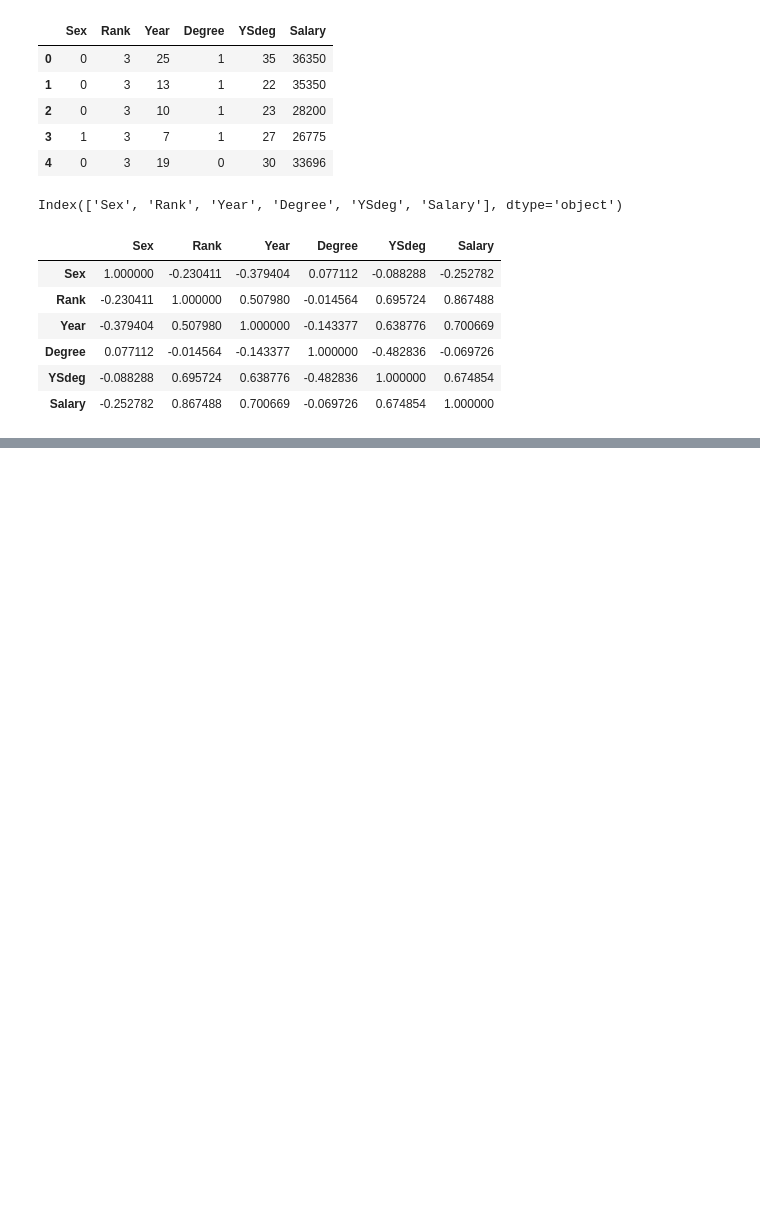
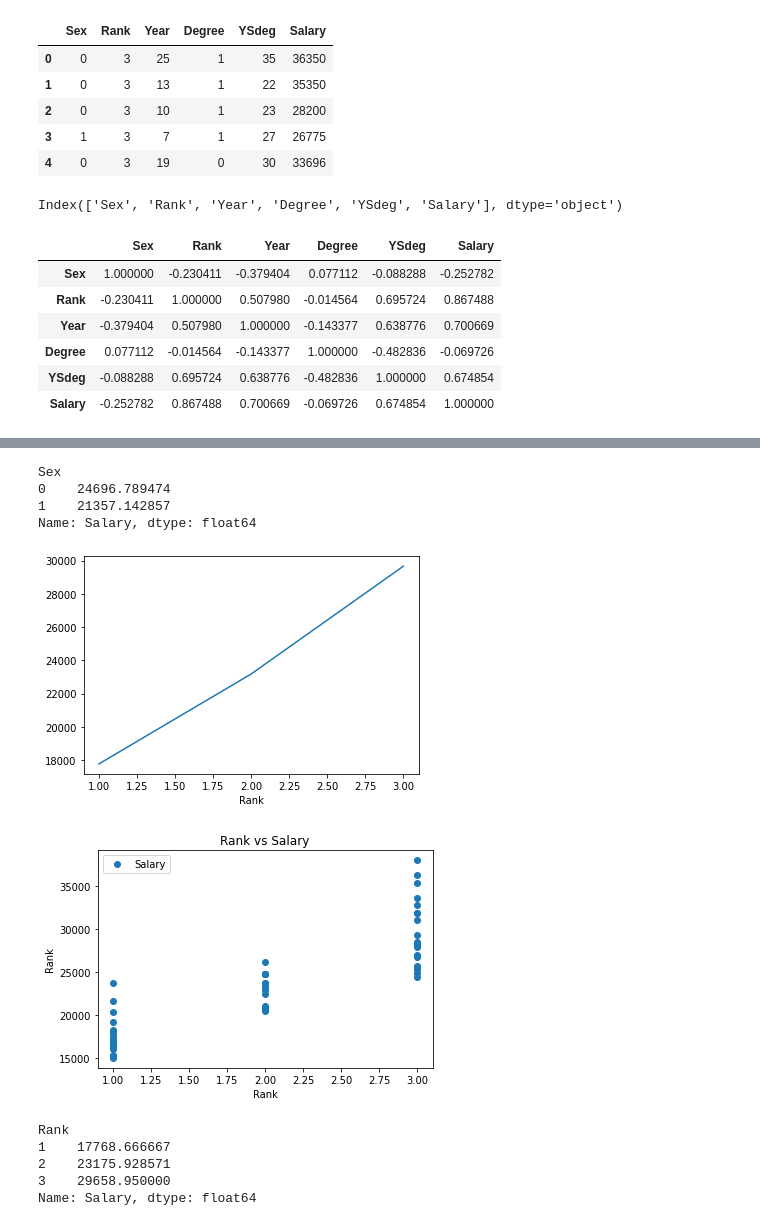
Before and after one commit to Vigneshkumarcvk/Python, a Jupyter notebook: Copy_of_Assignment5_6_7.ipynb, the cells around one changed output, grey strips where cells are left out. Saved outputs shown, nothing was run; the diff lists cells and outputs as text; code cells hidden in the pictures; blank space fills up the shorter version.

```diff
--- a/Copy_of_Assignment5_6_7.ipynb
+++ b/Copy_of_Assignment5_6_7.ipynb
@@ -448,0 +489,26 @@ df.corr()
+# %%
+df1.groupby('Sex')['Salary'].mean()
+# %% [output]
+Sex
+0    24696.789474
+1    21357.142857
+Name: Salary, dtype: float64
+# %%
+import matplotlib.pyplot as plt
+df1.groupby('Rank')['Salary'].mean().plot()
+df1.plot(x ='Rank', y='Salary',style='o')
+plt.title('Rank vs Salary')
+plt.xlabel('Rank')
+plt.ylabel('Rank')
+plt.show()
+# %% [output]
+[figure, added]
+[figure, added]
+# %%
+df1.groupby('Rank')['Salary'].mean()
+# %% [output]
+Rank
+1    17768.666667
+2    23175.928571
+3    29658.950000
+Name: Salary, dtype: float64
```
Also changed, not shown: parts of 48 cells of this notebook.
